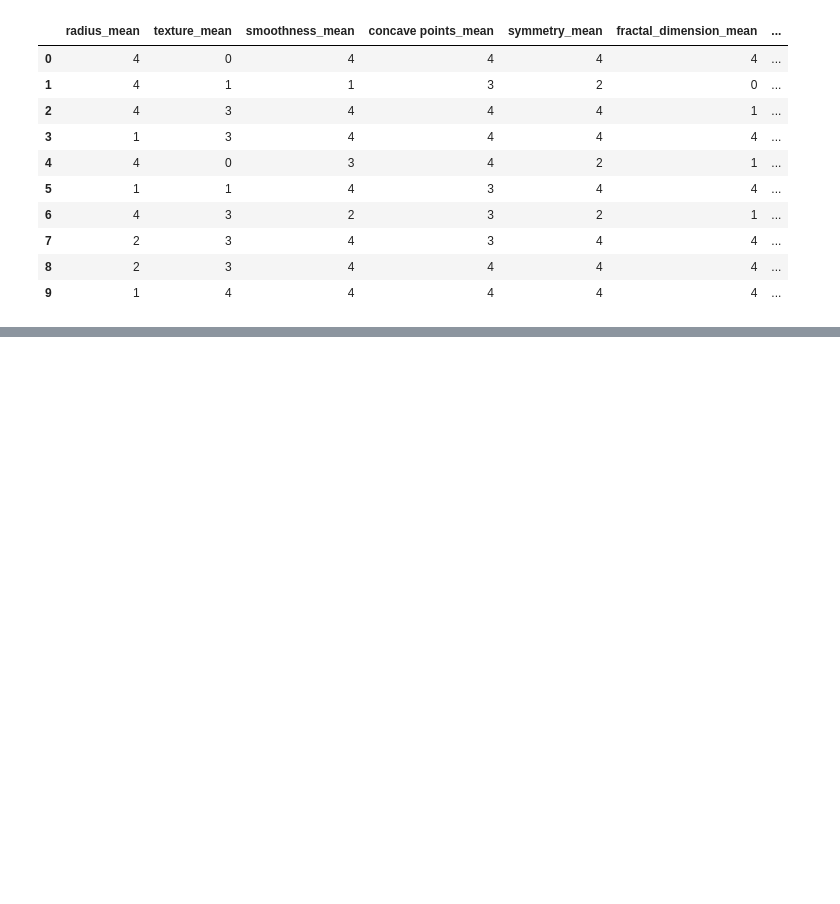
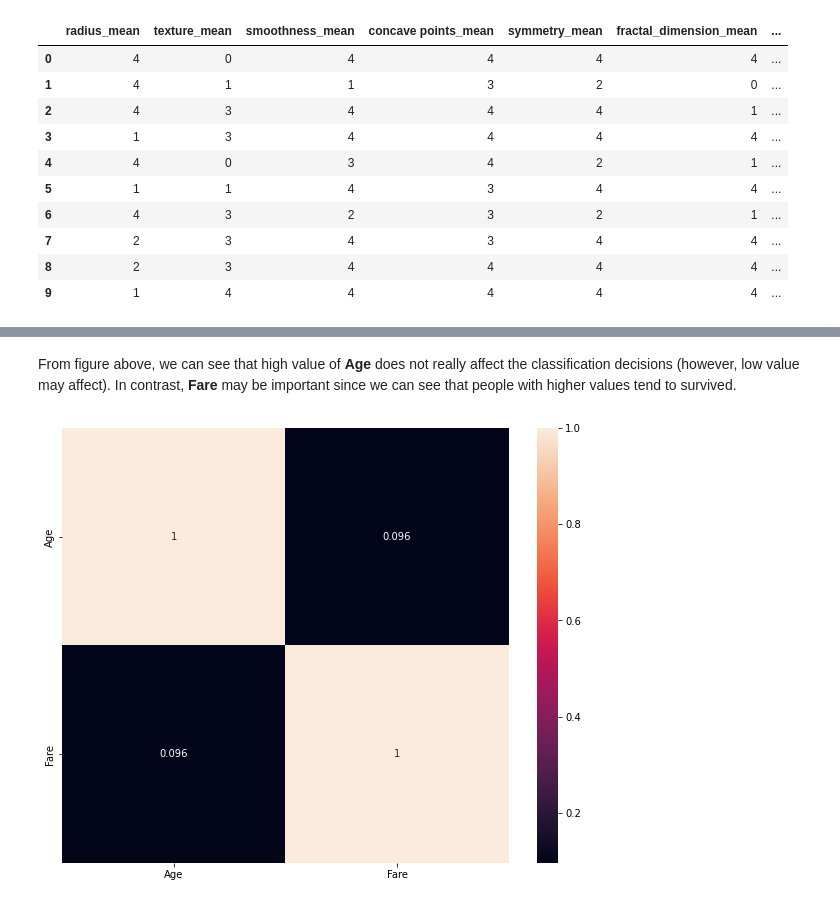
Before and after one commit to suryaParyanta/CZ4032-Rule_Based_Classifier, a Jupyter notebook: notebooks/data_preprocessing.ipynb, the cells around one changed output, grey strips where cells are left out. Cells and saved outputs as stored; diff of their text form; code cells hidden in the pictures; blank space fills up the shorter version.

```diff
--- a/notebooks/data_preprocessing.ipynb
+++ b/notebooks/data_preprocessing.ipynb
@@ -547,0 +642,9 @@ processed.to_csv(os.path.join(save_dir, "breast_cancer_processed.csv"), index =
+# %% [markdown]
+From figure above, we can see that high value of **Age** does not really affect the classification decisions (however, low value may affect). In contrast, **Fare** may be important since we can see that people with higher values tend to survived.
+# %%
+# Correlation between continuous variables
+fig = plt.figure(figsize = (10, 8))
+sns.heatmap(X_cont.corr(), annot = True)
+plt.show()
+# %% [output]
+[figure, added]
```
Also changed, not shown: parts of 29 cells of this notebook, 1 other file.
